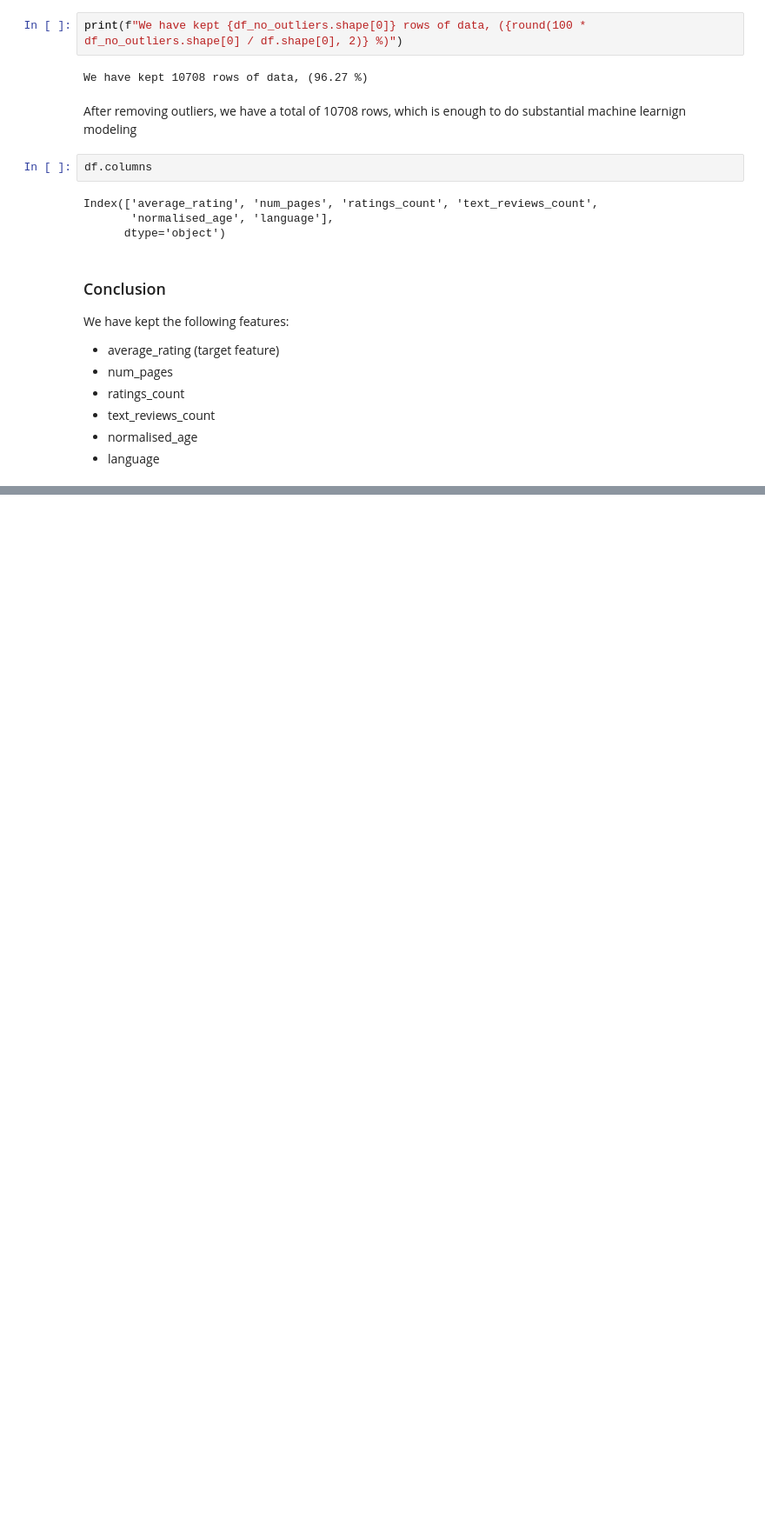
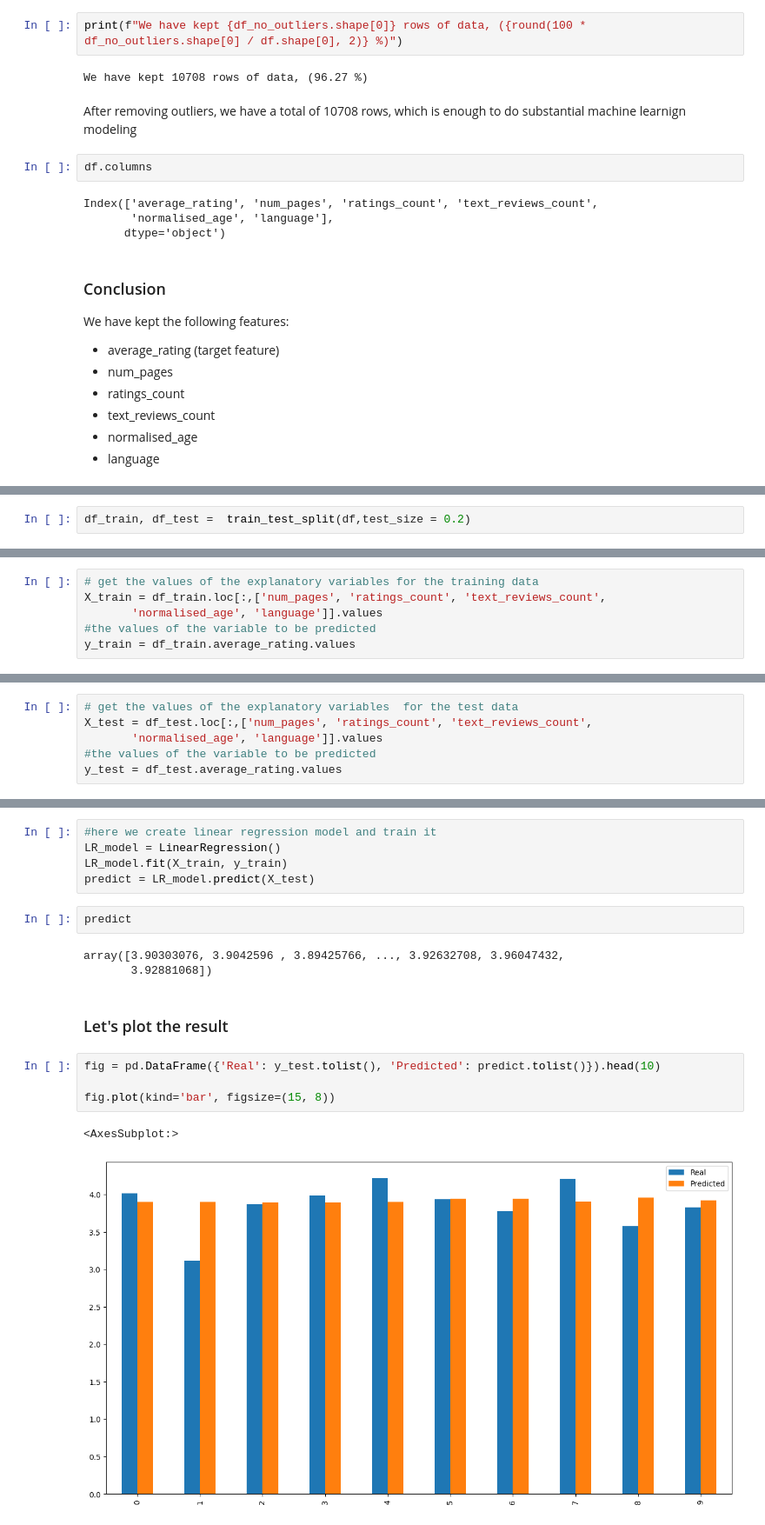
Before and after one commit to Attoumassa/book_rating_prediction_model, a Jupyter notebook: feature_engineering.ipynb, the cells around one changed output, grey strips where cells are left out. Shown at 87% size. Drawn from its saved outputs; the diff is of its cells as text; blank space fills up the shorter version.

Commit message:
ajout code data modeling

```diff
--- a/feature_engineering.ipynb
+++ b/feature_engineering.ipynb
@@ -347,0 +363,2 @@ We have kept the following features:
+# %%
+df_train, df_test =  train_test_split(df,test_size = 0.2)
@@ -347,0 +379,6 @@ We have kept the following features:
+# %%
+# get the values of the explanatory variables for the training data
+X_train = df_train.loc[:,['num_pages', 'ratings_count', 'text_reviews_count',
+       'normalised_age', 'language']].values
+#the values of the variable to be predicted
+y_train = df_train.average_rating.values
@@ -347,0 +389,6 @@ We have kept the following features:
+# %%
+# get the values of the explanatory variables  for the test data
+X_test = df_test.loc[:,['num_pages', 'ratings_count', 'text_reviews_count',
+       'normalised_age', 'language']].values
+#the values of the variable to be predicted
+y_test = df_test.average_rating.values
@@ -347,0 +404,19 @@ We have kept the following features:
+# %%
+#here we create linear regression model and train it
+LR_model = LinearRegression()
+LR_model.fit(X_train, y_train)
+predict = LR_model.predict(X_test)
+# %%
+predict
+# %% [output]
+array([3.90303076, 3.9042596 , 3.89425766, ..., 3.92632708, 3.96047432,
+       3.92881068])
+# %% [markdown]
+### Let's plot  the result
+# %%
+fig = pd.DataFrame({'Real': y_test.tolist(), 'Predicted': predict.tolist()}).head(10)
+
+fig.plot(kind='bar', figsize=(15, 8))
+# %% [output]
+<AxesSubplot:>
+[figure, added]
```
Also changed, not shown: parts of 24 cells of this notebook.
